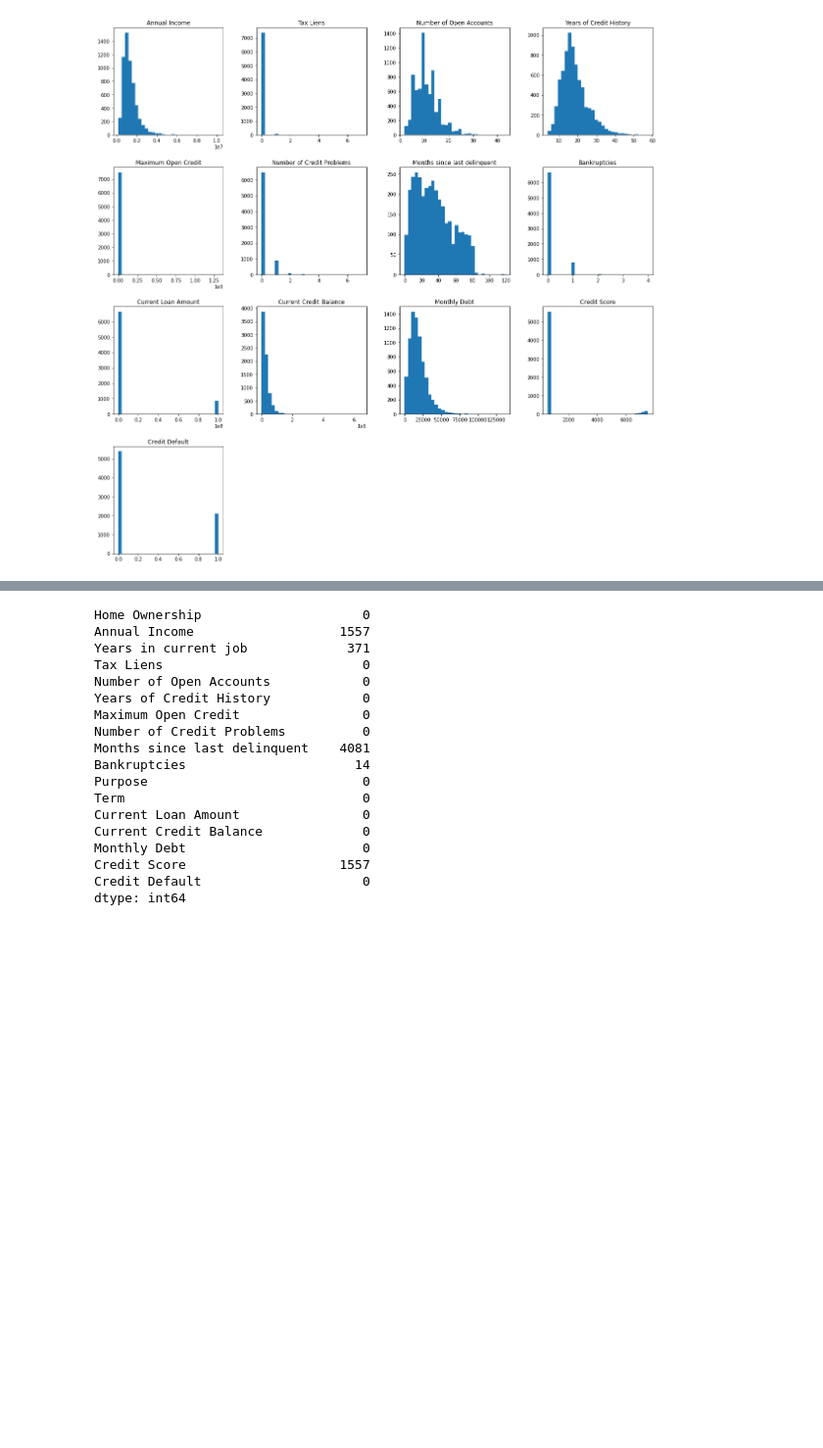
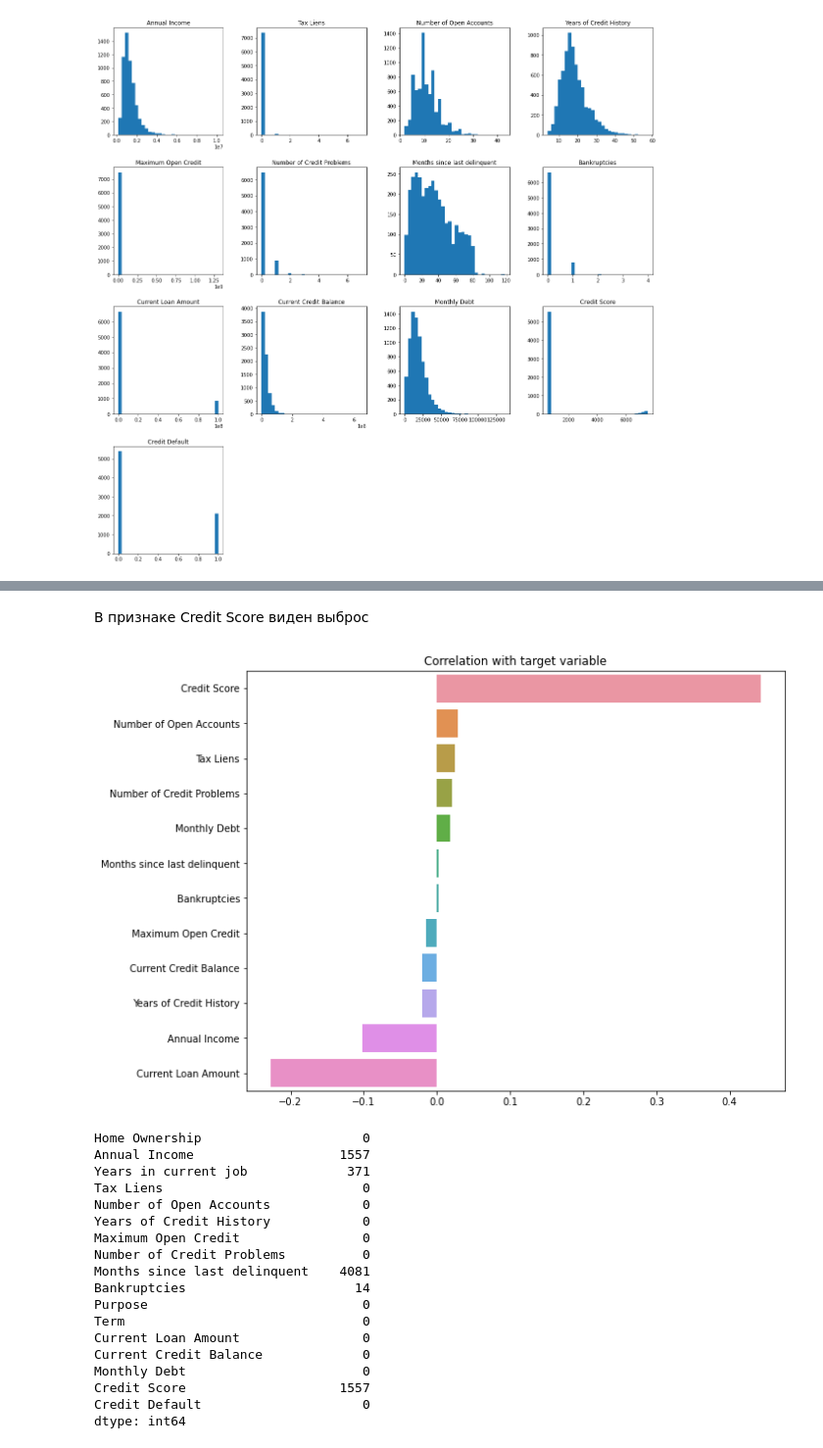
Before and after one commit to HeelHook88/library_for_ds_classification, a Jupyter notebook: AIKuznetsov_solution.ipynb, the cells around one changed output, grey strips where cells are left out. Shown at 98% size. Drawn from its saved outputs; the diff is of its cells as text; code cells hidden in the pictures; blank space fills up the shorter version.

```diff
--- a/AIKuznetsov_solution.ipynb
+++ b/AIKuznetsov_solution.ipynb
@@ -86,2 +154,0 @@ df.hist(figsize=(20,20), bins=30, grid=False);
-# %%
-df.loc[df['Credit Score'] > 800, 'Credit Score'] /= 10
@@ -102 +167,14 @@ df.describe()
+# %% [markdown]
+В признаке Credit Score виден выброс
+# %%
+corr_with_target = df.corr().iloc[:-1, -1].sort_values(ascending=False)
+
+plt.figure(figsize=(10, 8))
+
+sns.barplot(x=corr_with_target.values, y=corr_with_target.index)
+
+plt.title('Correlation with target variable')
+plt.show()
+# %% [output]
+[figure, added]
 # %%
```
Also changed, not shown: parts of 87 cells of this notebook.
